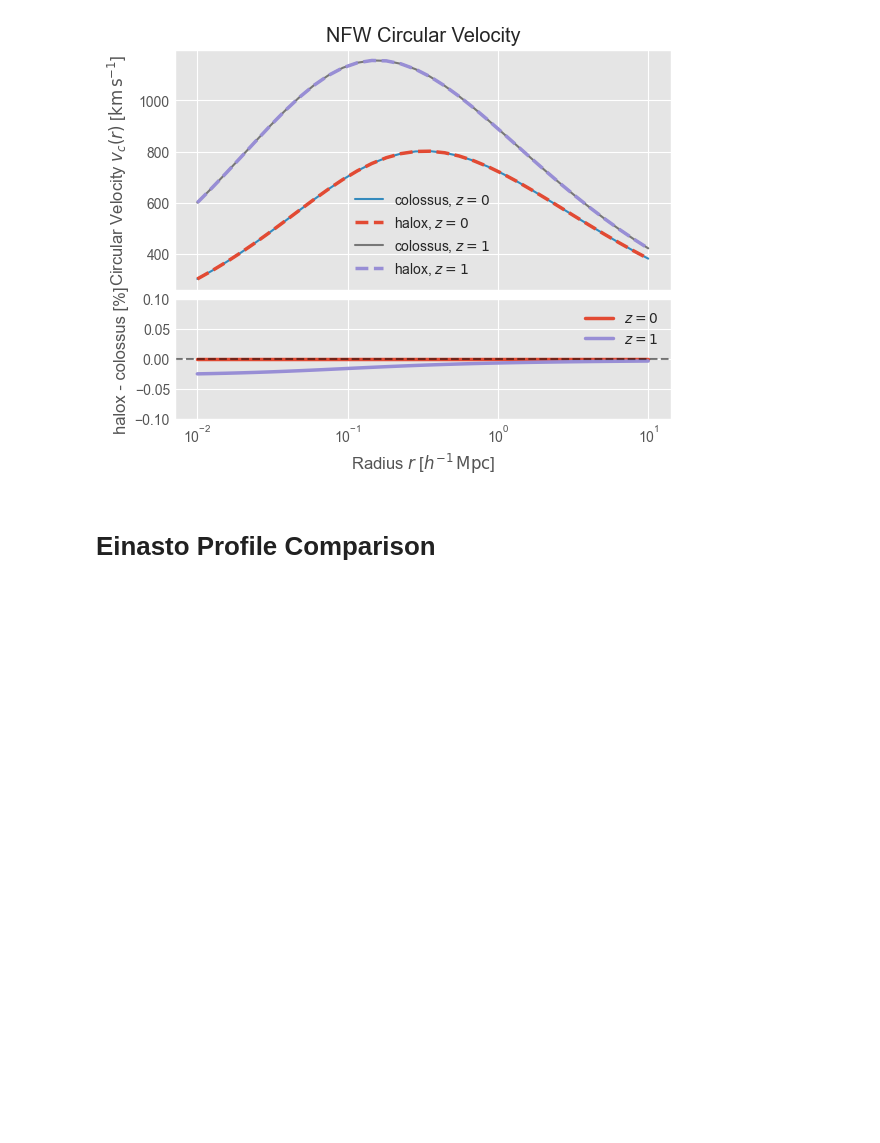
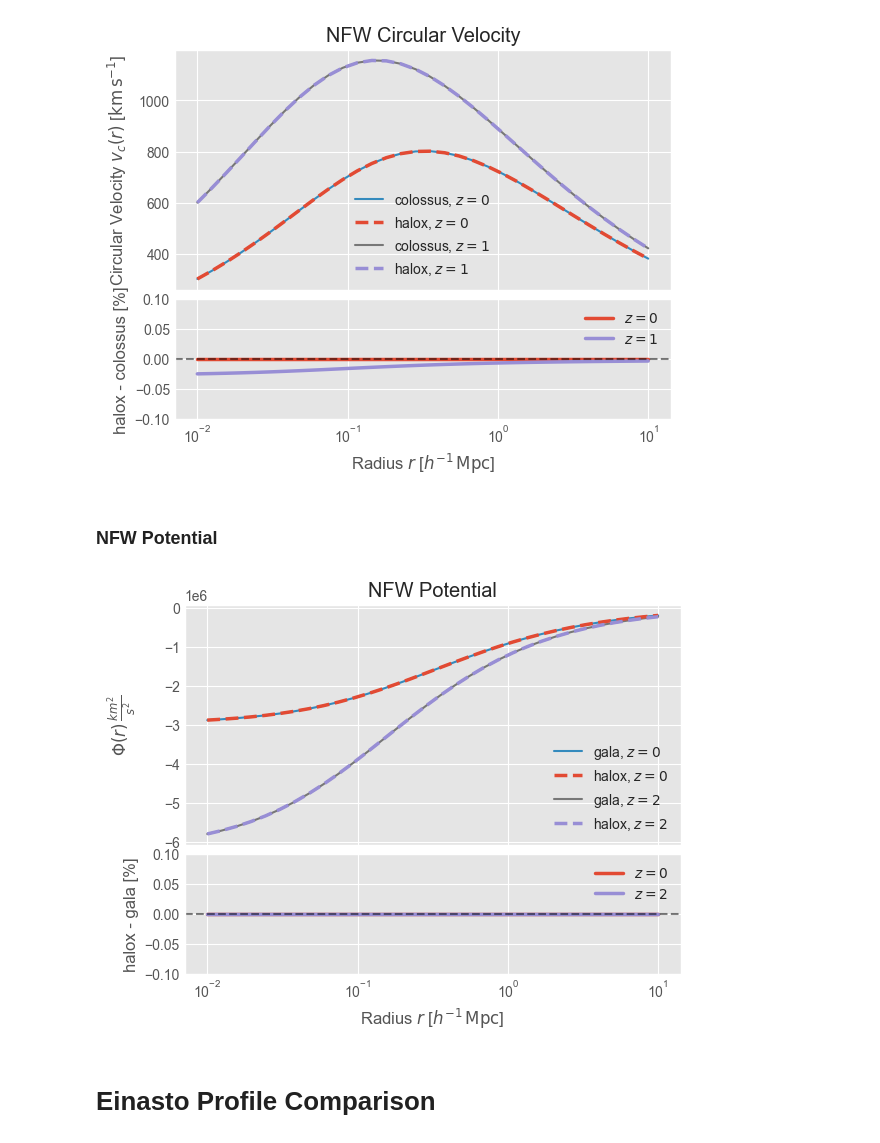
Before and after one commit to fkeruzore/halox, a Jupyter notebook: notebooks/halox_vs_colossus.ipynb, the cells around one changed output. Drawn from its saved outputs; the diff is of its cells as text; code cells hidden in the pictures; blank space fills up the shorter version.

```diff
--- a/notebooks/halox_vs_colossus.ipynb
+++ b/notebooks/halox_vs_colossus.ipynb
@@ -356,6 +364,81 @@ ax_ratio.legend()
 fig.align_labels([ax_main, ax_ratio])
 # %% [output]
 [figure]
+# %% [markdown]
+### NFW Potential
+# %%
+import astropy.units as u
+import numpy as np
+phi_gala = {}
+phi_halox = {}
+phi_haloxe = {}
+
+kmperkpc = 30856775999999956
+secpermyr = 3.15576e13
+confactor = kmperkpc**2 / secpermyr**2
+#print(confactor) #conversion from kpc^2 per Myr^2 to km^2 per s^2
+
+for z in redshifts:
+    haloxhalo = nfw.NFWHalo(m_delta, c_delta, z, cosmo_halox_planck)
+    # haloxeinasto = einasto.EinastoHalo(m_delta, c_delta, z, 0.15, cosmo_halox_planck)
+    m = (m_delta / (np.log(1+c_delta)-c_delta/(1+c_delta))) * u.Msun
+    r_s = haloxhalo.r_delta * 1000 / c_delta * u.kpc #converting r_delta to kpc
+    galahalo = gp.NFWPotential(m=m, r_s=r_s, units = galactic)
+
+    r_kpc = r * 1000 * u.kpc  # if r was in Mpc
+    xyz = np.zeros((3, len(r_kpc))) * u.kpc
+    xyz[0] = r_kpc
+    phi_halox[z] = haloxhalo.potential(r)
+    # phi_haloxe[z] = haloxeinasto.potential(r)
+    phi_gala[z] = galahalo.energy(xyz).value * confactor
+
+# plt.figure(figsize=(6,5))
+# plt.semilogx(r, phi_halox[0.0], label="halox, $z=0$", **style_kw[0])
+# plt.semilogx(r, phi_gala[0.0] * confactor, label="gala, $z=0$", **style_kw[1])
+# #plt.semilogx(r, phi_haloxe[0.0]/1e15, label="einasto, $z=0$", **style_kw[2])
+# plt.legend()
+# plt.xlabel(r"$r\,[\mathrm{kpc}]$")
+# plt.ylabel(r"$\Phi(r)\, \frac{km^2}{s^2}$")
+# plt.title("NFW Potential (Gala)")
+# plt.grid(True)
+# plt.show()
+
+
+# Create comparison plot
+fig, ax_main, ax_ratio = create_comparison_plot()
+
+# Main panel: plot colossus first (behind), then halox (on top)
+# z=0.0
+ax_main.semilogx(r, phi_gala[0.0], label="gala, $z=0$", **style_kw[0])
+ax_main.semilogx(r, phi_halox[0.0], label="halox, $z=0$", **style_kw[1])
+# ax_main.semilogx(r, phi_haloxe[0.0], label="halox_einasto, $z=0$", **style_kw[4])
+
+# z=2.0
+ax_main.semilogx(r, phi_gala[2.0], label="gala, $z=2$", **style_kw[2])
+ax_main.semilogx(r, phi_halox[2.0], label="halox, $z=2$", **style_kw[3])
+# ax_main.semilogx(r, phi_haloxe[2.0], label="halox_einasto, $z=2$", **style_kw[5])
+
+ax_main.set_ylabel(r"$\Phi(r)\, \frac{km^2}{s^2}$")
+ax_main.set_title("NFW Potential")
+ax_main.legend()
+
+# Ratio panel: relative differences for both redshifts
+ratio_z0 = (phi_halox[0.0] / phi_gala[0.0] - 1.0) * 100  # Convert to %
+ratio_z1 = (phi_halox[2.0] / phi_gala[2.0] - 1.0) * 100  # Convert to %
+
+ax_ratio.semilogx(r, ratio_z0, label="$z=0$", **style_kw[-3])
+ax_ratio.semilogx(r, ratio_z1, label="$z=2$", **style_kw[-2])
+
+ax_ratio.axhline(0.0, color="k", linestyle="--", alpha=0.5)
+ax_ratio.set_xlabel(r"Radius $r$ [$h^{-1} \, {\rm Mpc}$]")
+ax_ratio.set_ylabel("halox - gala [%]")
+ax_ratio.set_ylim(-0.1, 0.1)
+ax_ratio.legend()
+
+# Align y-axis labels
+fig.align_labels([ax_main, ax_ratio])
+# %% [output]
+[figure, added]
 # %% [markdown]
 # Einasto Profile Comparison
 # %% [markdown]
```
Also changed, not shown: parts of 8 cells of this notebook, 2 other files.
